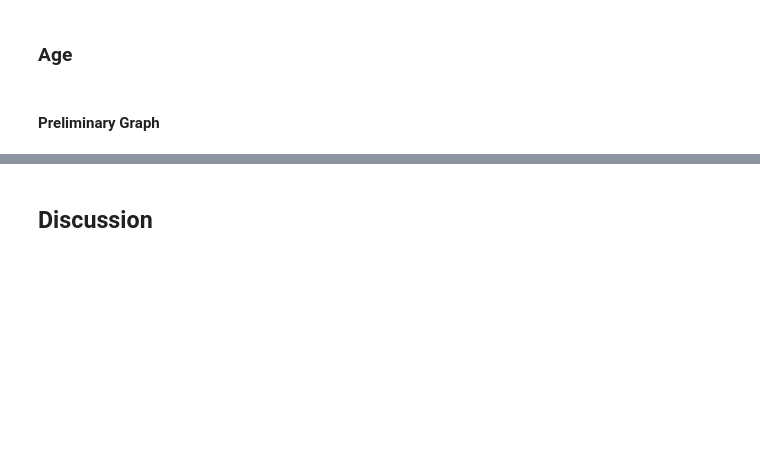
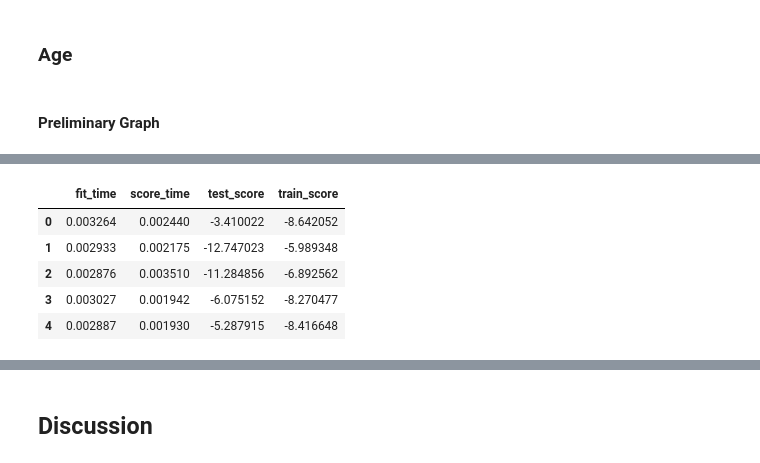
Before and after one commit to Cartleon/dsci100-python-group-33, a Jupyter notebook: Project Final Report.ipynb, the cells around one changed output, grey strips where cells are left out. Cells and saved outputs as stored; diff of their text form; code cells hidden in the pictures; blank space fills up the shorter version.

```diff
--- a/Project Final Report.ipynb
+++ b/Project Final Report.ipynb
@@ -116,0 +154,24 @@ age_plot_filtered
+# %%
+age_pipe = make_pipeline(
+    StandardScaler(),
+    KNeighborsRegressor(),
+)
+
+age_cv = pd.DataFrame(
+    cross_validate(
+        estimator = age_pipe,
+        cv=5,
+        X=X_train,
+        y=y_train,
+        scoring='neg_root_mean_squared_error',
+        return_train_score=True,
+    )
+)
+age_cv
+# %% [output]
+|  | fit_time | score_time | test_score | train_score |
+| 0 | 0.003264 | 0.002440 | -3.410022 | -8.642052 |
+| 1 | 0.002933 | 0.002175 | -12.747023 | -5.989348 |
+| 2 | 0.002876 | 0.003510 | -11.284856 | -6.892562 |
+| 3 | 0.003027 | 0.001942 | -6.075152 | -8.270477 |
+| 4 | 0.002887 | 0.001930 | -5.287915 | -8.416648 |
```
Also changed, not shown: parts of 8 cells of this notebook.
